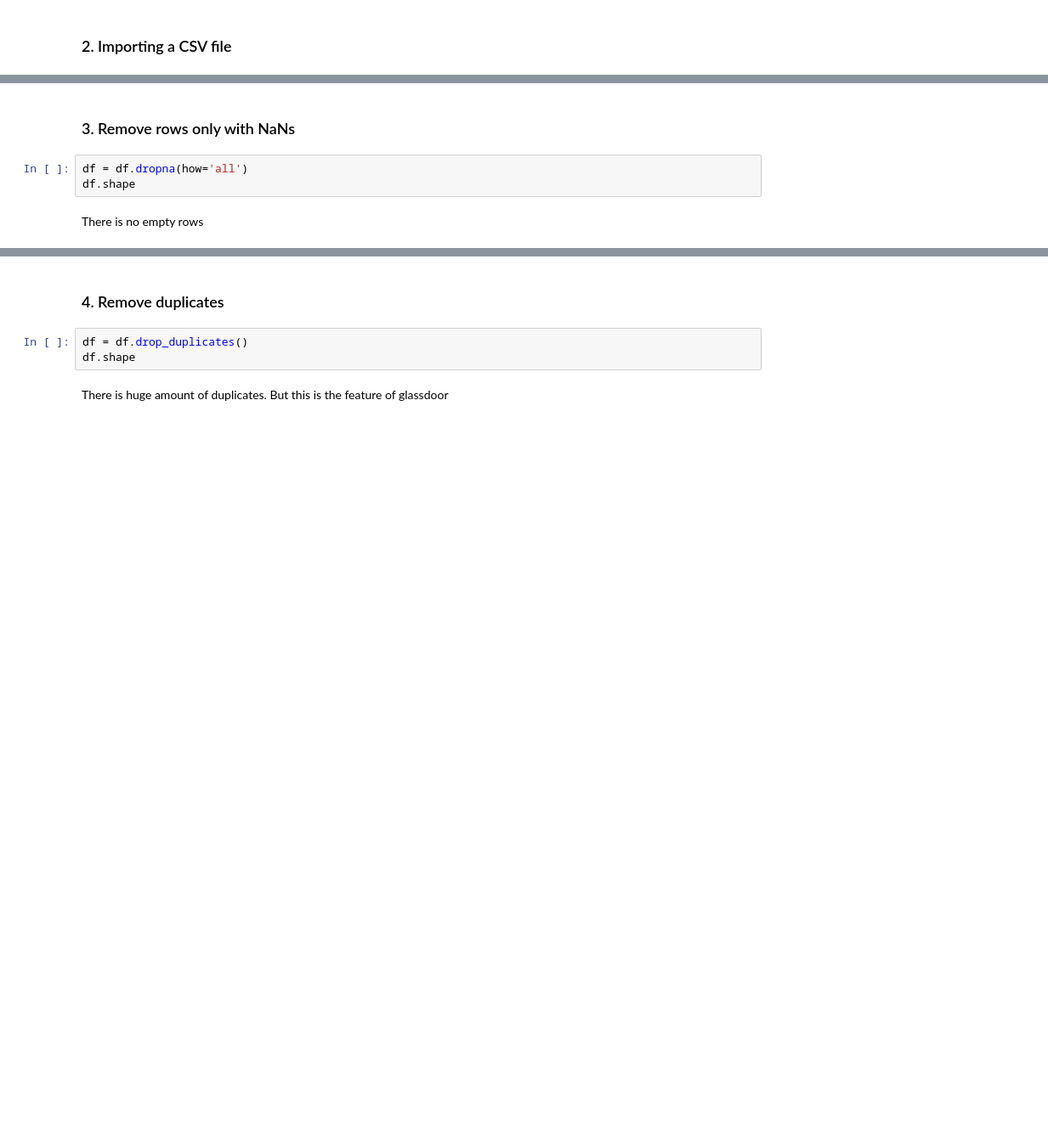
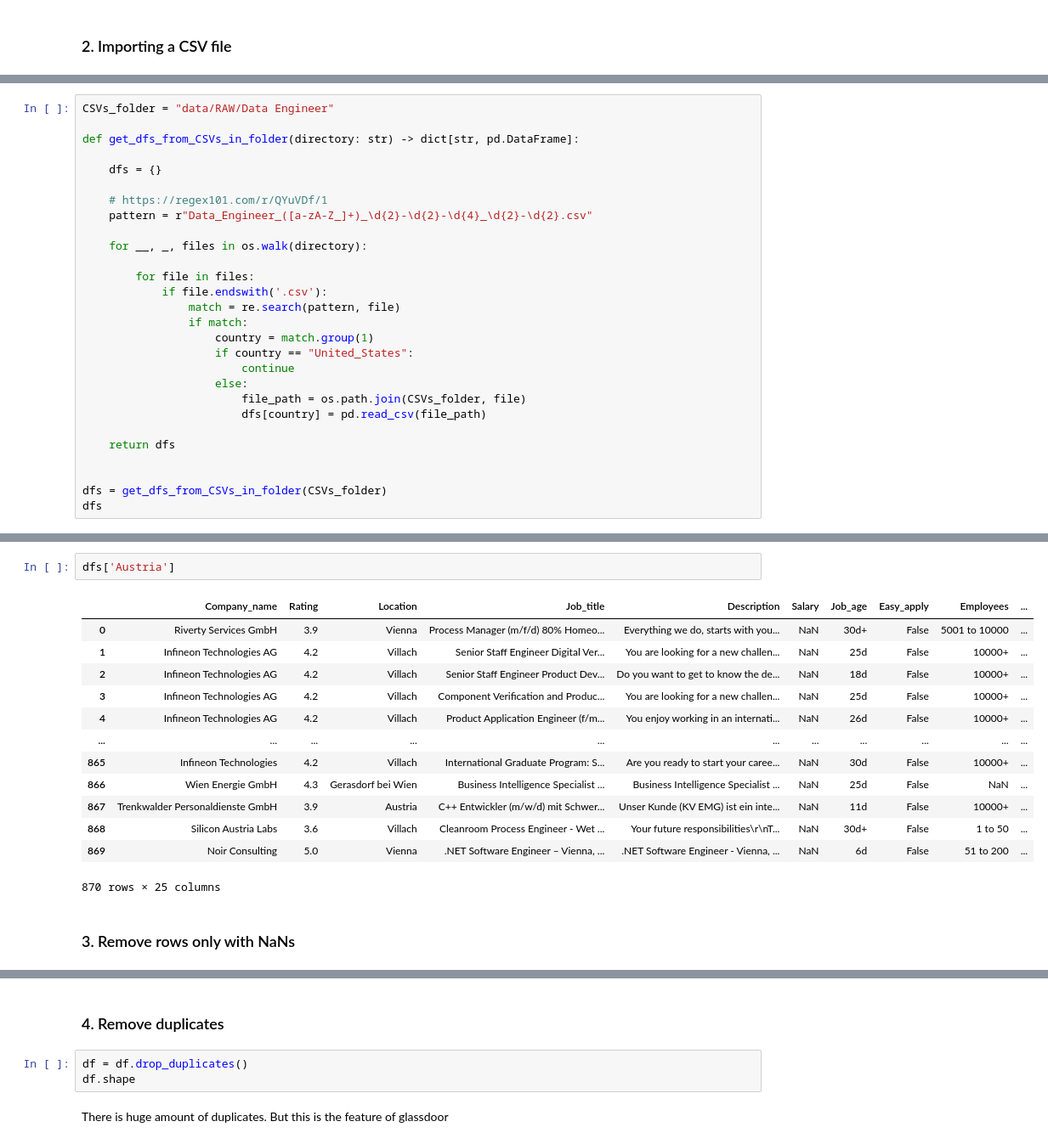
Before and after one commit to Luk-kar/DS_salaries_project, a Jupyter notebook: _002_data_cleaning_europe.ipynb, the cells around one changed output, grey strips where cells are left out. Shown at 85% size. Cells and saved outputs as stored; diff of their text form; blank space fills up the shorter version.

```diff
--- a/_002_data_cleaning_europe.ipynb
+++ b/_002_data_cleaning_europe.ipynb
@@ -16,0 +12,28 @@ df.columns
+# %%
+CSVs_folder = "data/RAW/Data Engineer"
+
+def get_dfs_from_CSVs_in_folder(directory: str) -> dict[str, pd.DataFrame]:
+
+    dfs = {}
+
+    # https://regex101.com/r/QYuVDf/1
+    pattern = r"Data_Engineer_([a-zA-Z_]+)_\d{2}-\d{2}-\d{4}_\d{2}-\d{2}.csv"
+
+    for __, _, files in os.walk(directory):
+
+        for file in files:
+            if file.endswith('.csv'):
+                match = re.search(pattern, file)
+                if match:
+                    country = match.group(1)
+                    if country == "United_States":
+                        continue
+                    else:
+                        file_path = os.path.join(CSVs_folder, file)
+                        dfs[country] = pd.read_csv(file_path)
+
+    return dfs
+
+
+dfs = get_dfs_from_CSVs_in_folder(CSVs_folder)
+dfs
@@ -17,7 +58,18 @@ df.columns
+# %%
+dfs['Austria']
+# %% [output]
+|  | Company_name | Rating | Location | Job_title | Description | Salary | Job_age | Easy_apply | Employees | ... |
+| 0 | Riverty Services GmbH | 3.9 | Vienna | Process Manager (m/f/d) 80% Homeo... | Everything we do, starts with you... | NaN | 30d+ | False | 5001 to 10000 | ... |
+| 1 | Infineon Technologies AG | 4.2 | Villach | Senior Staff Engineer Digital Ver... | You are looking for a new challen... | NaN | 25d | False | 10000+ | ... |
+| 2 | Infineon Technologies AG | 4.2 | Villach | Senior Staff Engineer Product Dev... | Do you want to get to know the de... | NaN | 18d | False | 10000+ | ... |
+| 3 | Infineon Technologies AG | 4.2 | Villach | Component Verification and Produc... | You are looking for a new challen... | NaN | 25d | False | 10000+ | ... |
+| 4 | Infineon Technologies AG | 4.2 | Villach | Product Application Engineer (f/m... | You enjoy working in an internati... | NaN | 26d | False | 10000+ | ... |
+| ... | ... | ... | ... | ... | ... | ... | ... | ... | ... | ... |
+| 865 | Infineon Technologies | 4.2 | Villach | International Graduate Program: S... | Are you ready to start your caree... | NaN | 30d | False | 10000+ | ... |
+| 866 | Wien Energie GmbH | 4.3 | Gerasdorf bei Wien | Business Intelligence Specialist ... | Business Intelligence Specialist ... | NaN | 25d | False | NaN | ... |
+| 867 | Trenkwalder Personaldienste GmbH | 3.9 | Austria | C++ Entwickler (m/w/d) mit Schwer... | Unser Kunde (KV EMG) ist ein inte... | NaN | 11d | False | 10000+ | ... |
+| 868 | Silicon Austria Labs | 3.6 | Villach | Cleanroom Process Engineer - Wet ... | Your future responsibilities\r\nT... | NaN | 30d+ | False | 1 to 50 | ... |
+| 869 | Noir Consulting | 5.0 | Vienna | .NET Software Engineer – Vienna, ... | .NET Software Engineer - Vienna, ... | NaN | 6d | False | 51 to 200 | ... |
+870 rows × 25 columns
 # %% [markdown]
 ### 3. Remove rows only with NaNs
-# %%
-df = df.dropna(how='all')
-df.shape
-# %% [markdown]
-There is no empty rows
```
Also changed, not shown: parts of 5 cells of this notebook, 2 other files.
